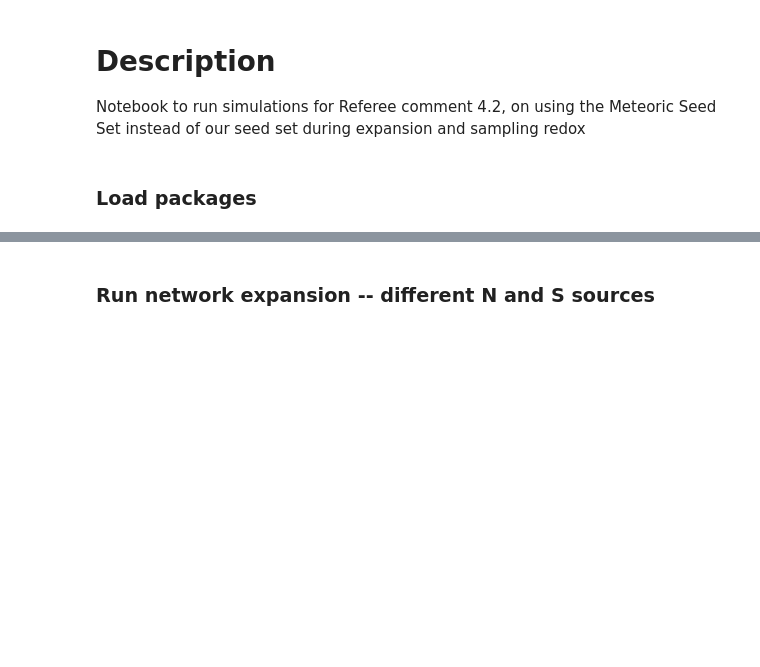
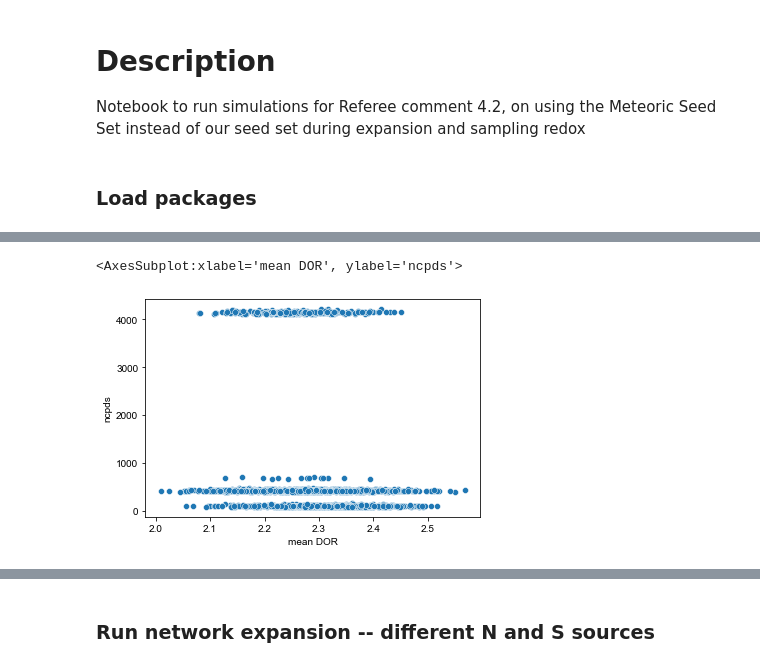
Before and after one commit to jgoldford/metabolic-continuity, a Jupyter notebook: revisions.v1/main-comment-XX-redox.ipynb, the cells around one changed output, grey strips where cells are left out. Saved outputs shown, nothing was run; the diff lists cells and outputs as text; code cells hidden in the pictures; blank space fills up the shorter version.

```diff
--- a/revisions.v1/main-comment-XX-redox.ipynb
+++ b/revisions.v1/main-comment-XX-redox.ipynb
@@ -36,0 +47,2 @@ cpd_base = seed[~seed["Type"].isin(['Sulfur source',"Nitrogen source"])].ID.toli
+# %%
+dfa  = df[(df.nitrogen == "Ammonia")]
@@ -36,0 +57,6 @@ cpd_base = seed[~seed["Type"].isin(['Sulfur source',"Nitrogen source"])].ID.toli
+# %%
+
+sns.scatterplot(x="mean DOR",y="ncpds",data=dfa)
+# %% [output]
+<AxesSubplot:xlabel='mean DOR', ylabel='ncpds'>
+[figure, added]
```
Also changed, not shown: parts of 17 cells of this notebook, 29 other files.
